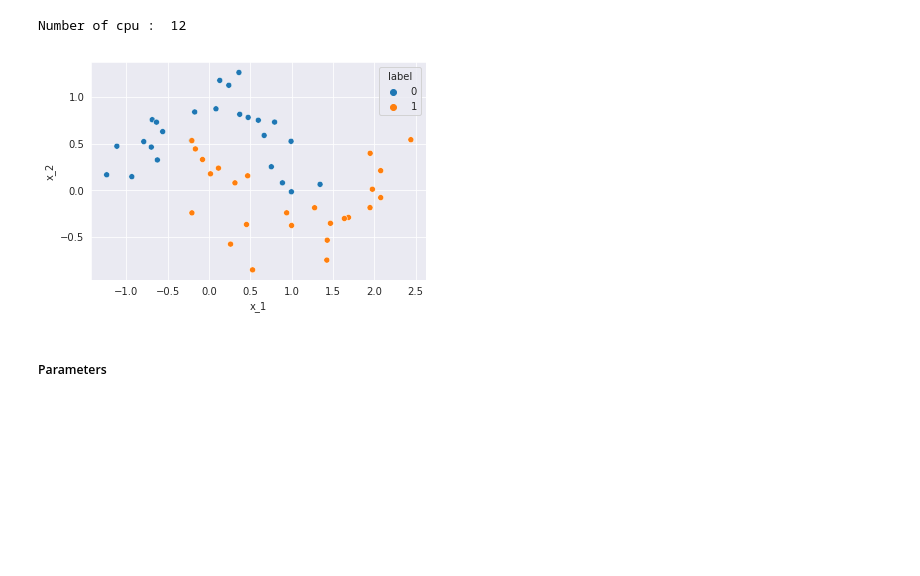
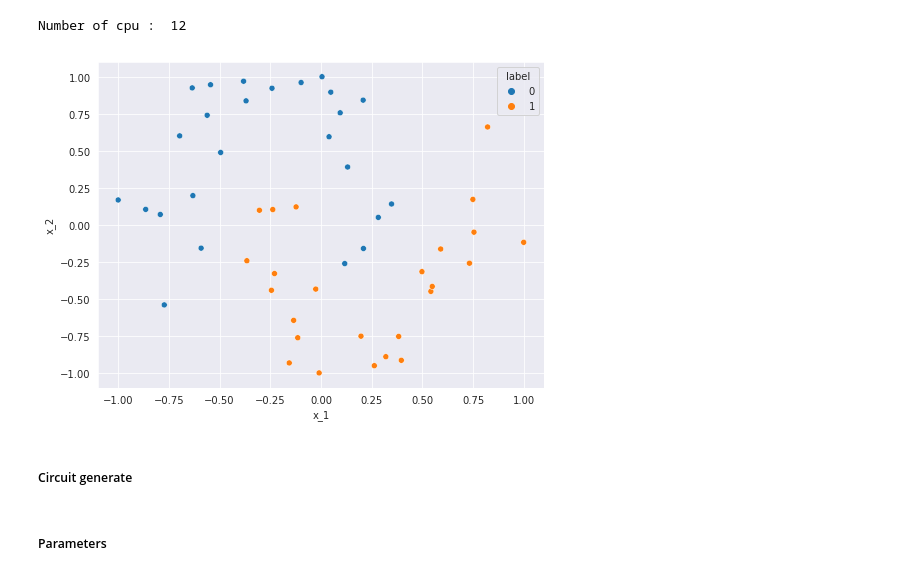
Before and after one commit to doggydoggy0101/Genetic_quantum_feature_map, a Jupyter notebook: demo.ipynb, the cells around one changed output. Cells and saved outputs as stored; diff of their text form; code cells hidden in the pictures; blank space fills up the shorter version.

```diff
--- a/demo.ipynb
+++ b/demo.ipynb
@@ -18,23 +19,27 @@ import numpy as np
 import pandas as pd
 import matplotlib.pyplot as plt
 import matplotlib.colors
-
 from time import time
-from circuit import generate_circuit
 
 import seaborn as sns
 from sklearn import datasets
 from sklearn.svm import SVC
 sns.set_style("darkgrid")
-
-##### Toy data #####
-X,y = datasets.make_moons(n_samples=50, noise=0.2, random_state=7)
-moon_data = pd.DataFrame(dict(x_1=X[:,0], x_2=X[:,1], label=y))
-
-sns.scatterplot('x_1', 'x_2', data=moon_data, hue='label')
-plt.show()
-
-from sklearn.model_selection import train_test_split
-train_x, test_x, train_y, test_y = train_test_split(X, y, random_state = 42,test_size=1/5)
-# %% [output]
-[figure, removed]
+# %%
+X,y = datasets.make_moons(n_samples=50, noise=0.2, random_state=10)
+
+from sklearn import preprocessing
+scaler = preprocessing.MinMaxScaler(feature_range=(-1, 1))
+X = scaler.fit_transform(X)
+
+from sklearn.model_selection import train_test_split
+train_x, test_x, train_y, test_y = train_test_split(X, y, random_state = 10,test_size=1/5)
+
+plt.figure(figsize=(8,6))
+data_df = pd.DataFrame(dict(x_1=X[:,0], x_2=X[:,1], label=y))
+sns.scatterplot('x_1', 'x_2', data=data_df, hue='label')
+plt.show()
+# %% [output]
+[figure, added]
+# %% [markdown]
+##### Circuit generate
```
Also changed, not shown: parts of 15 cells of this notebook.
